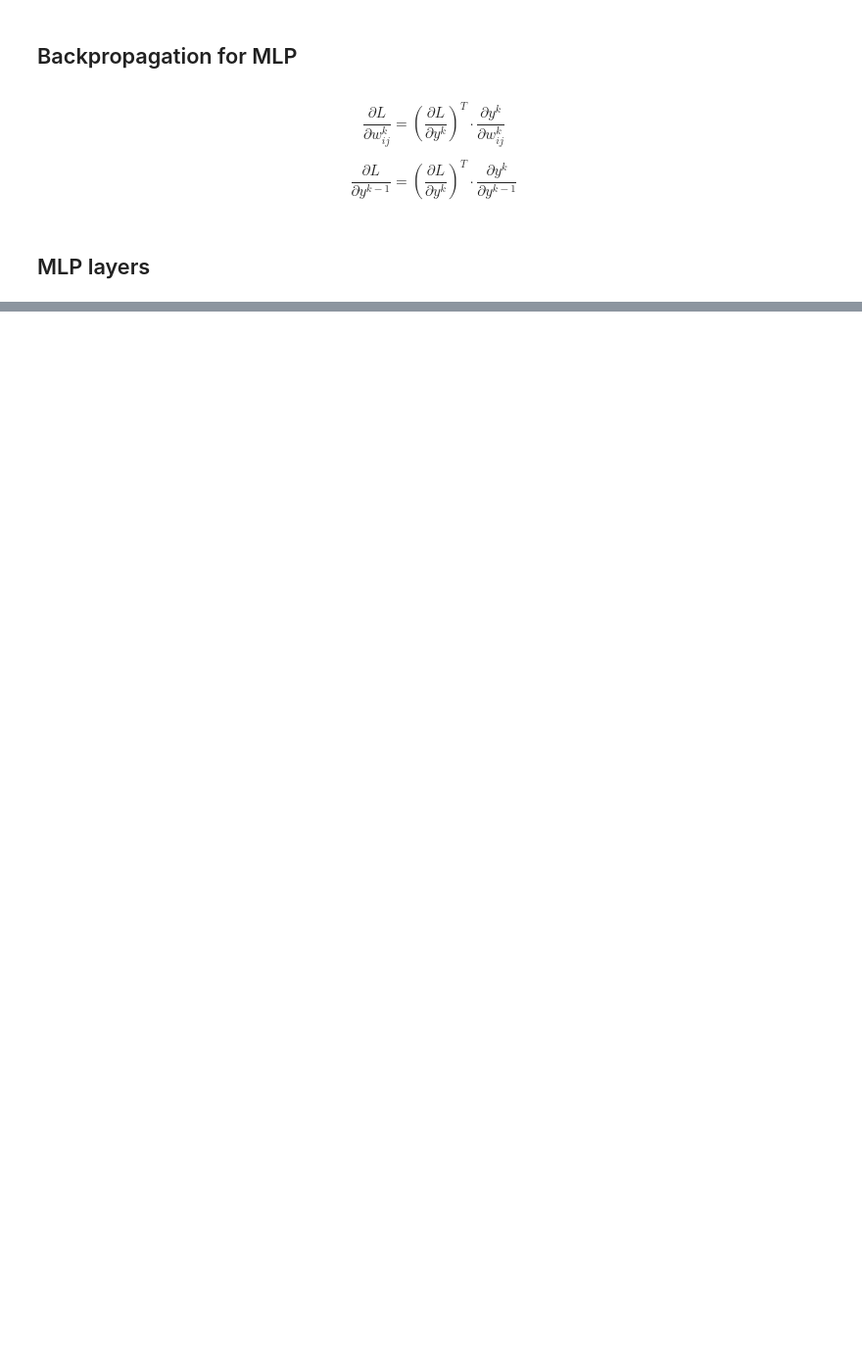
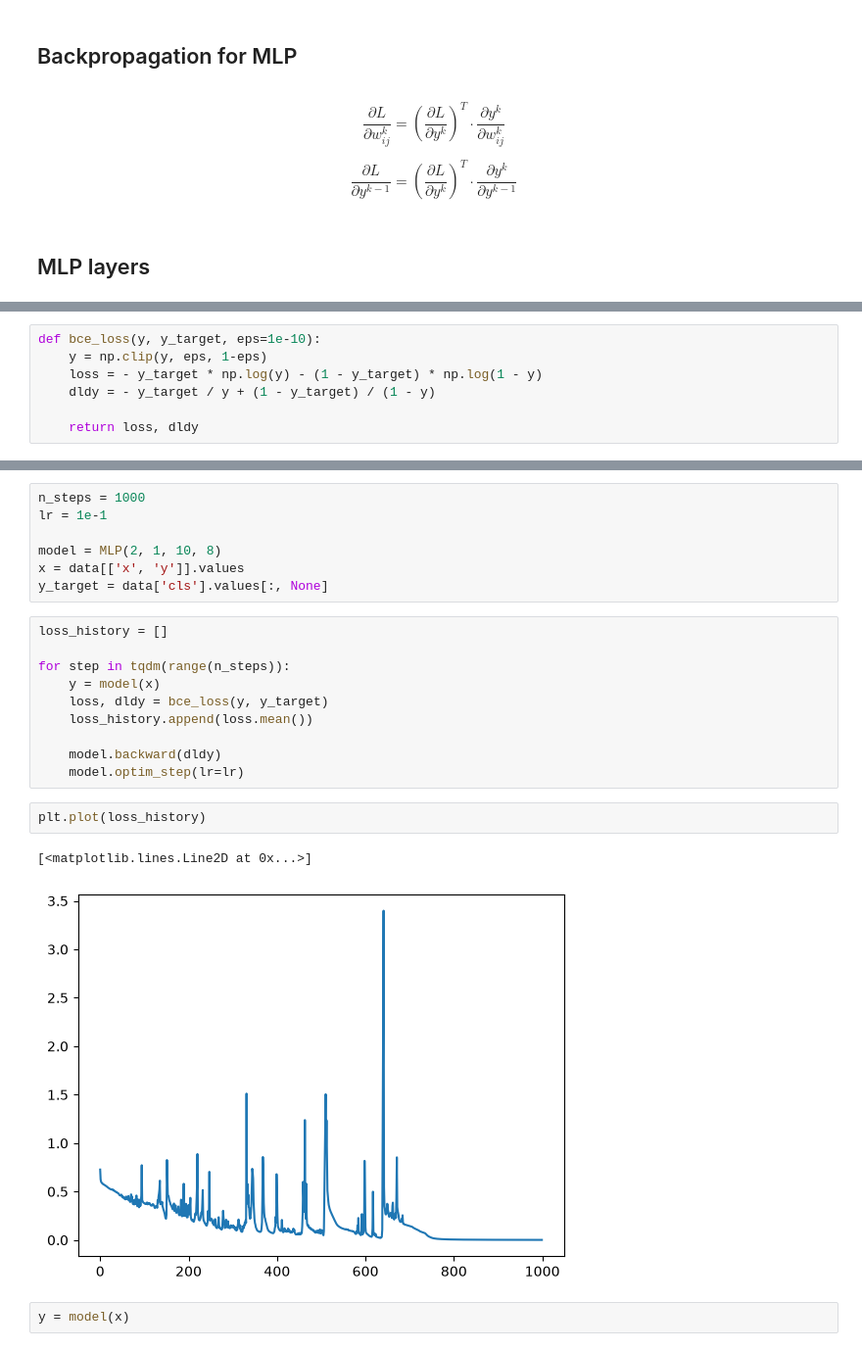
Before and after one commit to shelestvitru/stat-algs-course, a Jupyter notebook: cls/cls1_1mag.ipynb, the cells around one changed output, grey strips where cells are left out. Shown at 98% size. Cells and saved outputs as stored; diff of their text form; blank space fills up the shorter version.

```diff
--- a/cls/cls1_1mag.ipynb
+++ b/cls/cls1_1mag.ipynb
@@ -86,0 +155,7 @@ array([0., 0., 0., 0., 0., 0., 0., 0., 0., 0., 0., 0., 0., 0., 0.])
+# %%
+def bce_loss(y, y_target, eps=1e-10):
+    y = np.clip(y, eps, 1-eps)
+    loss = - y_target * np.log(y) - (1 - y_target) * np.log(1 - y)
+    dldy = - y_target / y + (1 - y_target) / (1 - y)
+
+    return loss, dldy
@@ -86,0 +175,24 @@ array([0., 0., 0., 0., 0., 0., 0., 0., 0., 0., 0., 0., 0., 0., 0.])
+# %%
+n_steps = 1000
+lr = 1e-1
+
+model = MLP(2, 1, 10, 8)
+x = data[['x', 'y']].values
+y_target = data['cls'].values[:, None]
+# %%
+loss_history = []
+
+for step in tqdm(range(n_steps)):
+    y = model(x)
+    loss, dldy = bce_loss(y, y_target)
+    loss_history.append(loss.mean())
+
+    model.backward(dldy)
+    model.optim_step(lr=lr)
+# %%
+plt.plot(loss_history)
+# %% [output]
+[<matplotlib.lines.Line2D at 0x...>]
+[figure, added]
+# %%
+y = model(x)
```
Also changed, not shown: parts of 13 cells of this notebook.
